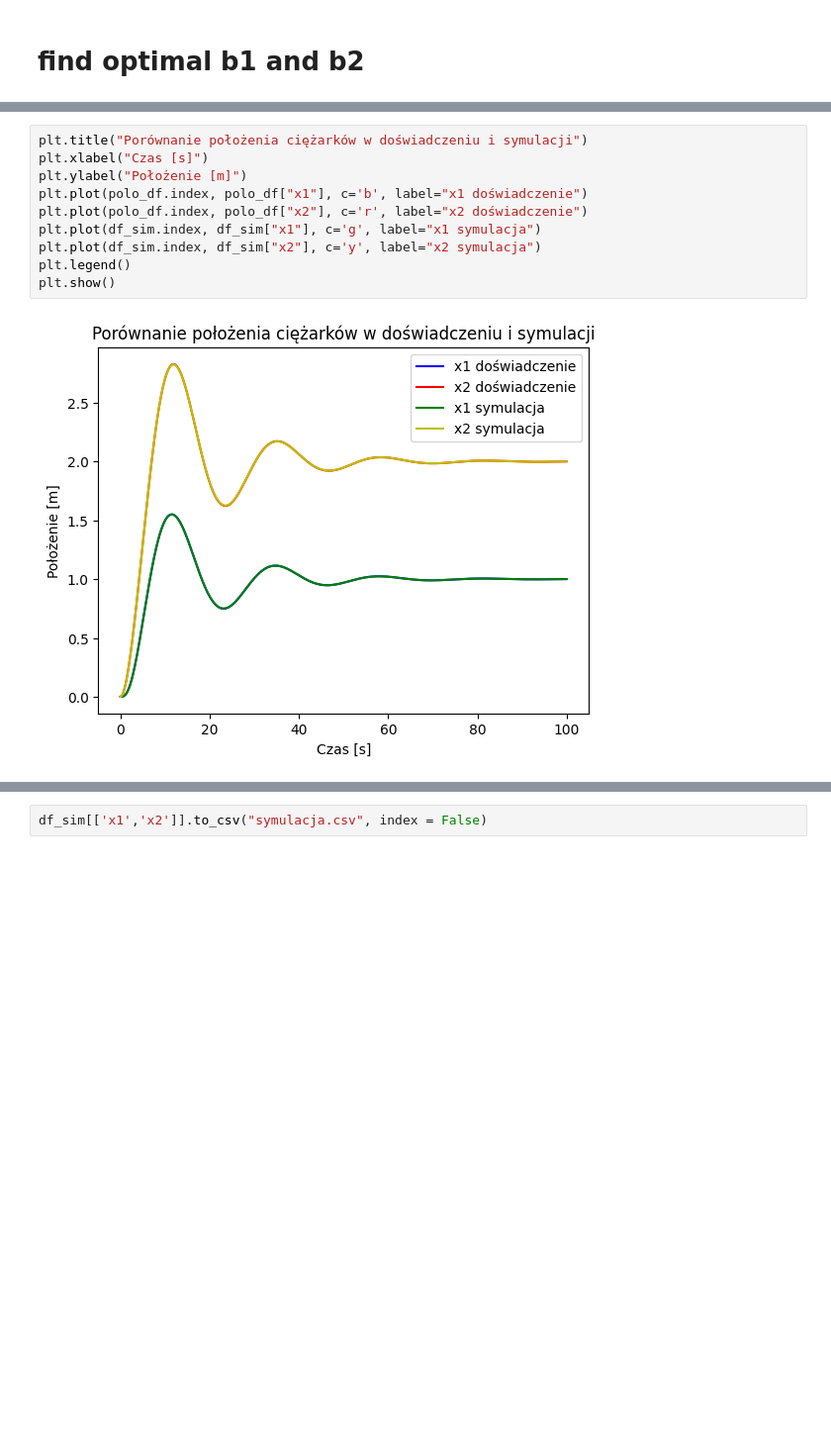
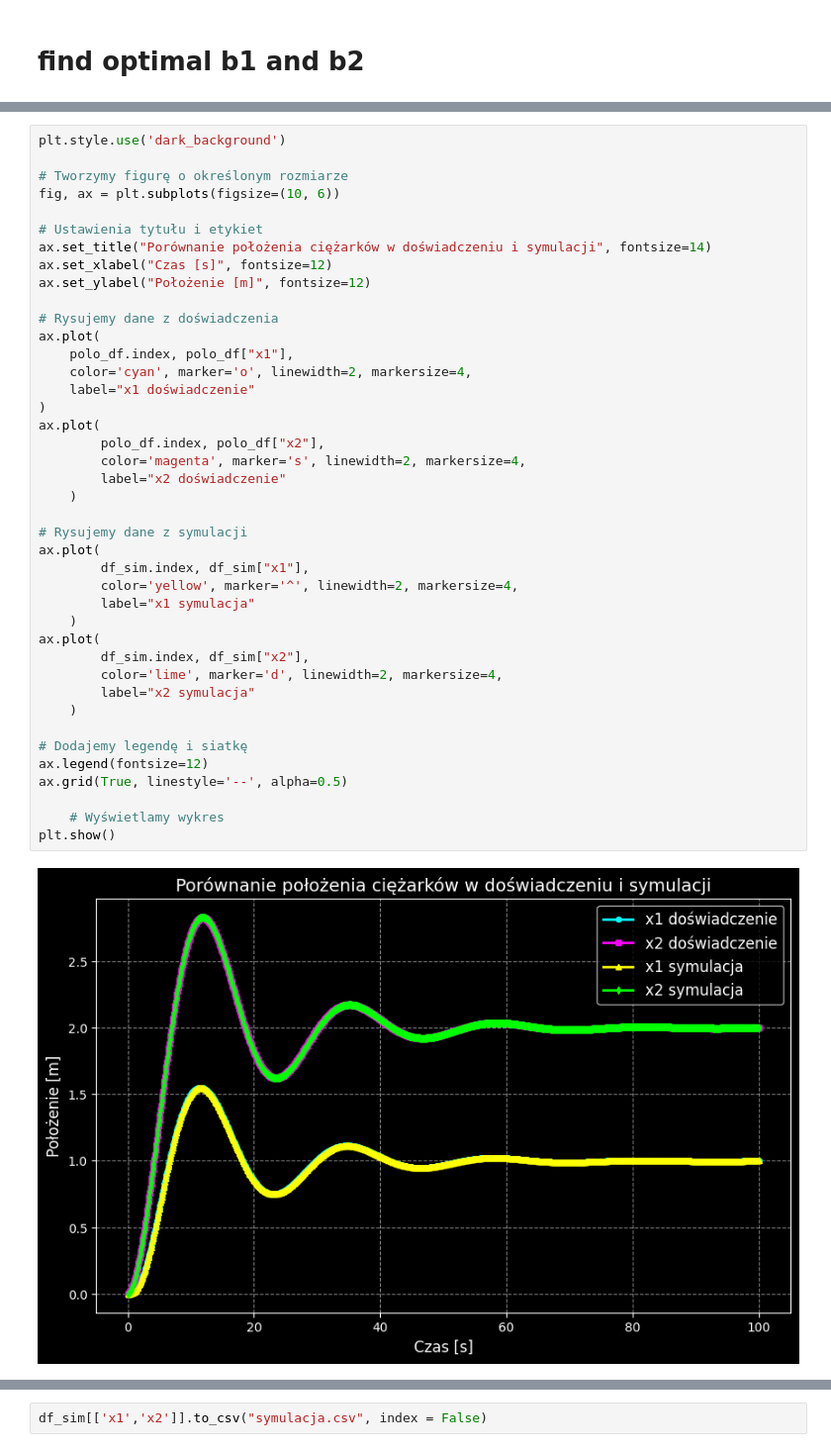
Before and after one commit to tygrysiatkomale/Optymalizacja, a Jupyter notebook: lab6/l6.ipynb, the cells around one changed output, grey strips where cells are left out. Shown at 99% size. Cells and saved outputs as stored; diff of their text form; blank space fills up the shorter version.

Commit message:
wykresy

```diff
--- a/lab6/l6.ipynb
+++ b/lab6/l6.ipynb
@@ -272,12 +291,43 @@ plot_position(df_sim)
 # %%
-plt.title("Porównanie położenia ciężarków w doświadczeniu i symulacji")
-plt.xlabel("Czas [s]")
-plt.ylabel("Położenie [m]")
-plt.plot(polo_df.index, polo_df["x1"], c='b', label="x1 doświadczenie")
-plt.plot(polo_df.index, polo_df["x2"], c='r', label="x2 doświadczenie")
-plt.plot(df_sim.index, df_sim["x1"], c='g', label="x1 symulacja")
-plt.plot(df_sim.index, df_sim["x2"], c='y', label="x2 symulacja")
-plt.legend()
+plt.style.use('dark_background')
+
+# Tworzymy figurę o określonym rozmiarze
+fig, ax = plt.subplots(figsize=(10, 6))
+
+# Ustawienia tytułu i etykiet
+ax.set_title("Porównanie położenia ciężarków w doświadczeniu i symulacji", fontsize=14)
+ax.set_xlabel("Czas [s]", fontsize=12)
+ax.set_ylabel("Położenie [m]", fontsize=12)
+
+# Rysujemy dane z doświadczenia
+ax.plot(
+    polo_df.index, polo_df["x1"],
+    color='cyan', marker='o', linewidth=2, markersize=4,
+    label="x1 doświadczenie"
+)
+ax.plot(
+        polo_df.index, polo_df["x2"],
+        color='magenta', marker='s', linewidth=2, markersize=4,
+        label="x2 doświadczenie"
+    )
+
+# Rysujemy dane z symulacji
+ax.plot(
+        df_sim.index, df_sim["x1"],
+        color='yellow', marker='^', linewidth=2, markersize=4,
+        label="x1 symulacja"
+    )
+ax.plot(
+        df_sim.index, df_sim["x2"],
+        color='lime', marker='d', linewidth=2, markersize=4,
+        label="x2 symulacja"
+    )
+
+# Dodajemy legendę i siatkę
+ax.legend(fontsize=12)
+ax.grid(True, linestyle='--', alpha=0.5)
+
+    # Wyświetlamy wykres
 plt.show()
 # %% [output]
-[figure, old version]
+[figure, new version]
```
Also changed, not shown: parts of 13 cells of this notebook.
